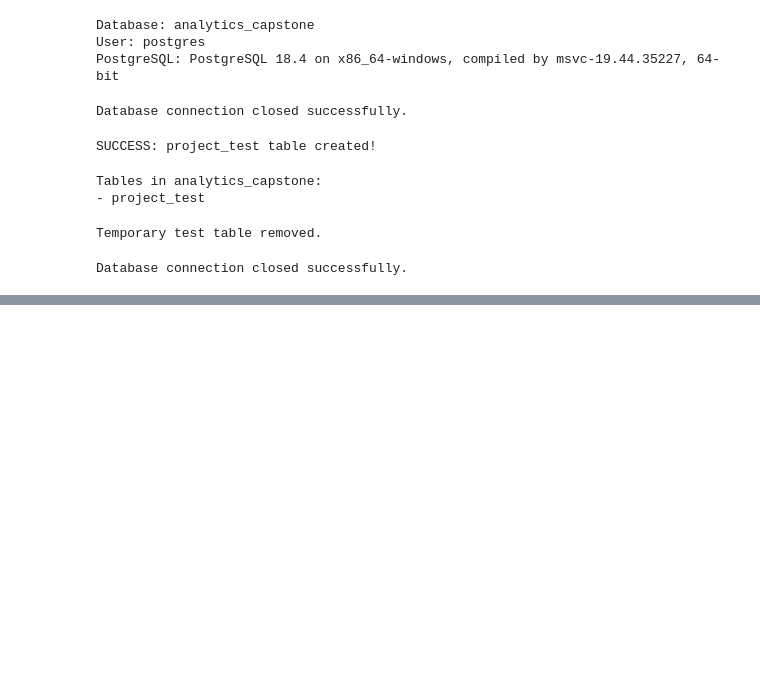
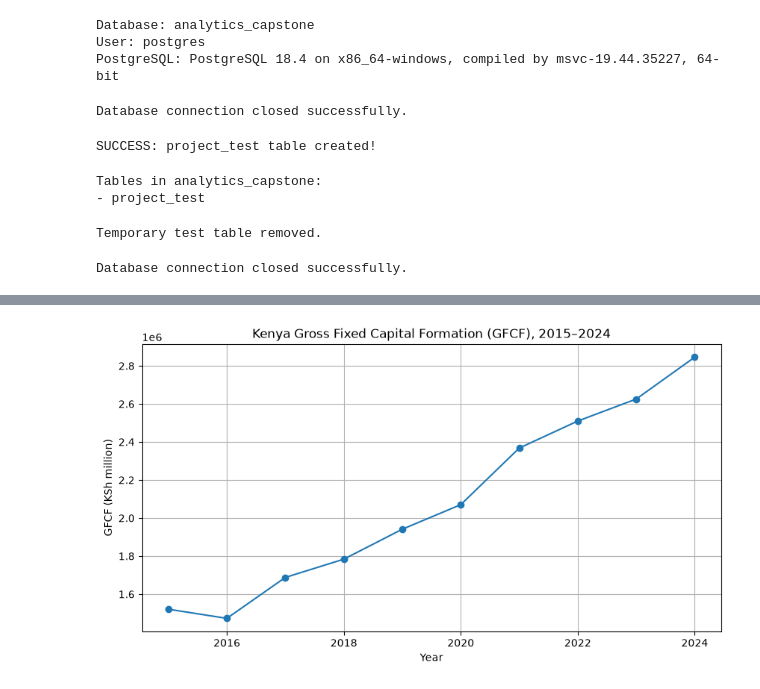
Before and after one commit to sivle7979/Data-Analytics-Capstone, a Jupyter notebook: notebooks/01_python_postgresql_setup.ipynb, the cells around one changed output, grey strips where cells are left out. Drawn from its saved outputs; the diff is of its cells as text; code cells hidden in the pictures; blank space fills up the shorter version.

```diff
--- a/notebooks/01_python_postgresql_setup.ipynb
+++ b/notebooks/01_python_postgresql_setup.ipynb
@@ -220,0 +954,17 @@ Database connection closed successfully.
+# %%
+plt.figure(figsize=(10, 5))
+
+plt.plot(
+    df_sql["year"],
+    df_sql["gfcf_ksh_million"],
+    marker="o"
+)
+
+plt.title("Kenya Gross Fixed Capital Formation (GFCF), 2015–2024")
+plt.xlabel("Year")
+plt.ylabel("GFCF (KSh million)")
+plt.grid(True)
+
+plt.show()
+# %% [output]
+[figure, added]
```
Also changed, not shown: parts of 59 cells of this notebook, 3 other files.
